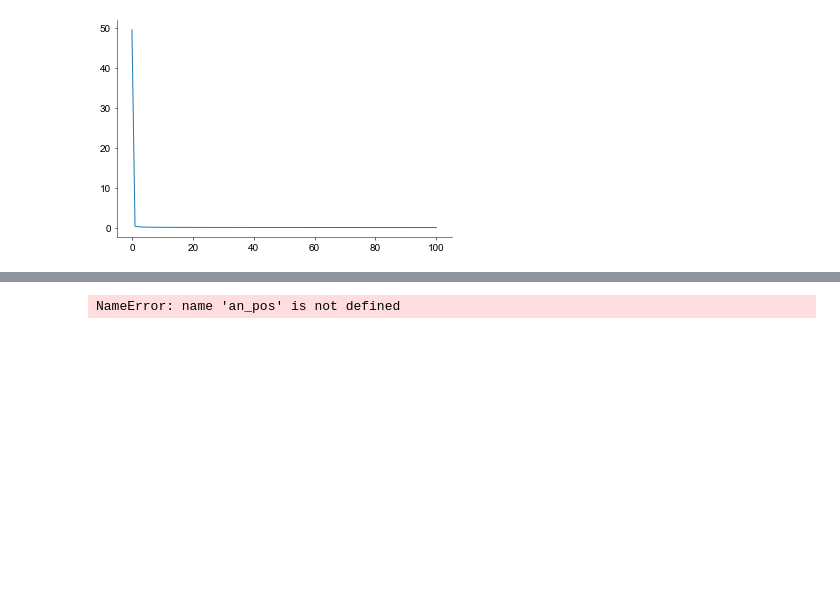
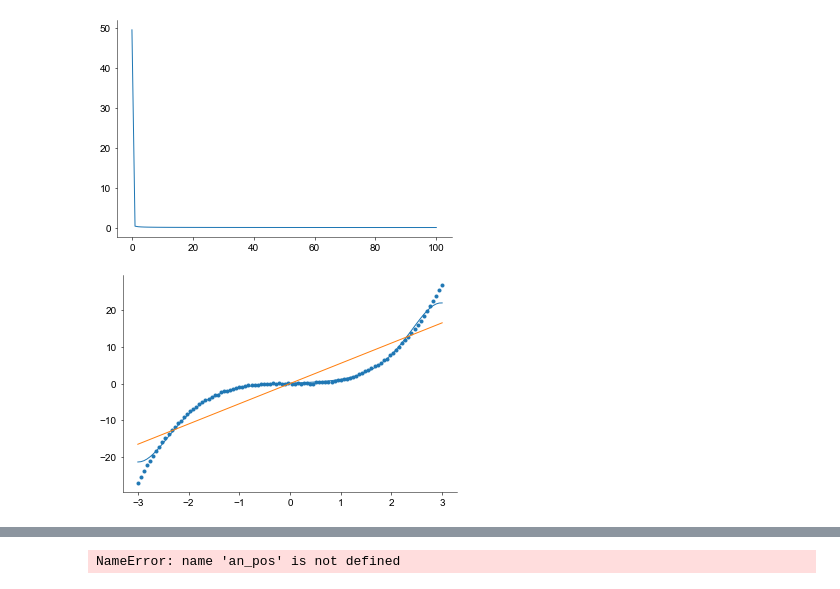
Before and after one commit to davindicode/nonparametric-nonrenewal-process, a Jupyter notebook: scripts/plots/plots.ipynb, the cells around one changed output, grey strips where cells are left out. Cells and saved outputs as stored; diff of their text form; code cells hidden in the pictures; blank space fills up the shorter version.

```diff
--- a/scripts/plots/plots.ipynb
+++ b/scripts/plots/plots.ipynb
@@ -386,3 +608,15 @@ plt.show()
 [figure]
 [figure]
 [figure]
+# %%
+X = np.linspace(-3., 3., 100)[None, :]
+Y = X**3 + 0.1*np.random.normal(size=(100,))[None, :]
+
+a, b, R2_lin = utils.linear_regression(X, Y)
+gp_model, tracker, R2_gp = utils.gp_regression(
+    X,
+    Y,
+    rng,
+    ini_len_fx = np.ones(1),
+    num_induc = 8,
+)
@@ -388,0 +625,14 @@ plt.show()
+# %%
+xx = X[None, ..., None]
+post_mean, _, _, _ = gp_model.gp.evaluate_posterior(
+    xx, mean_only=True, diag_cov=True, compute_KL=False, compute_aux=False, jitter=1e-6)
+post_mean = post_mean[0, ..., 0] + gp_model.gp_mean[:, None]
+# %%
+n = 0
+
+plt.plot(X[n, :], post_mean[n, :])
+plt.plot(X[n, :], a[n] * X[n, :] + b[n])
+plt.scatter(X[n], Y[n])
+plt.show()
+# %% [output]
+[figure, added]
```
Also changed, not shown: parts of 9 cells of this notebook, 10 other files.
